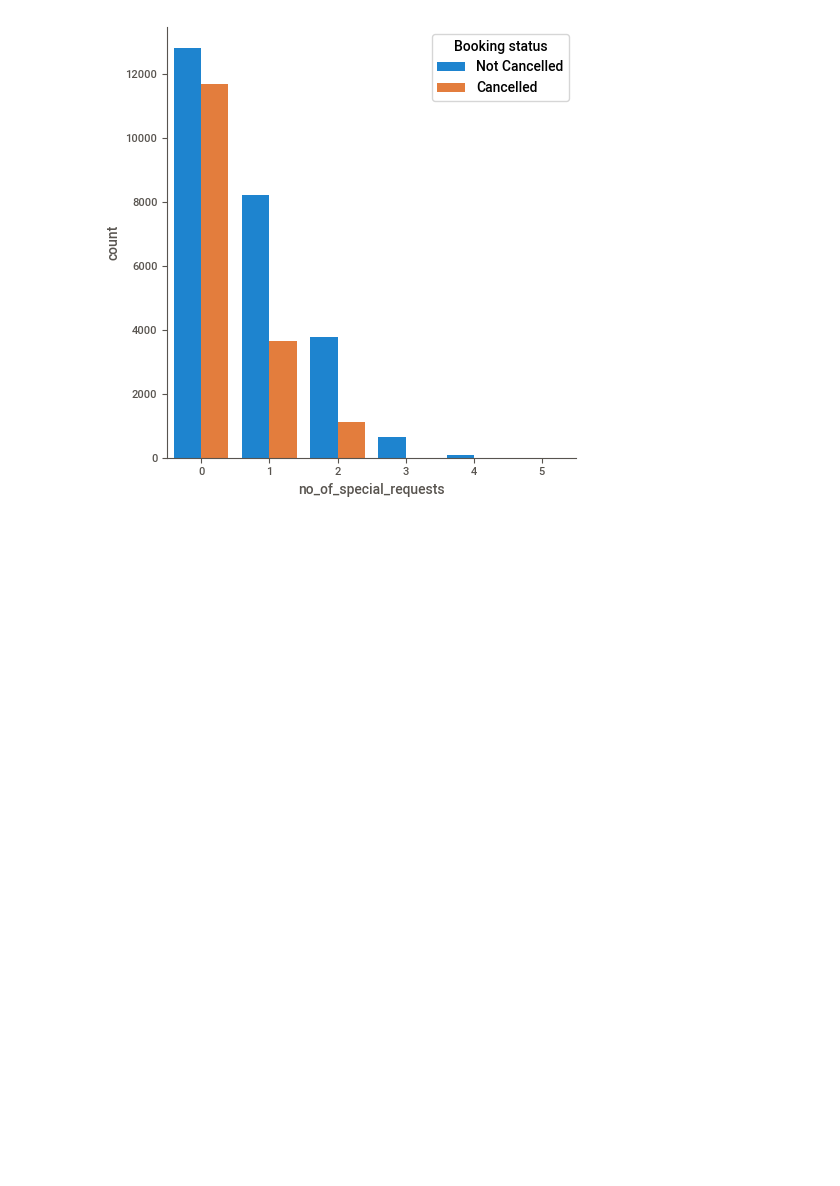
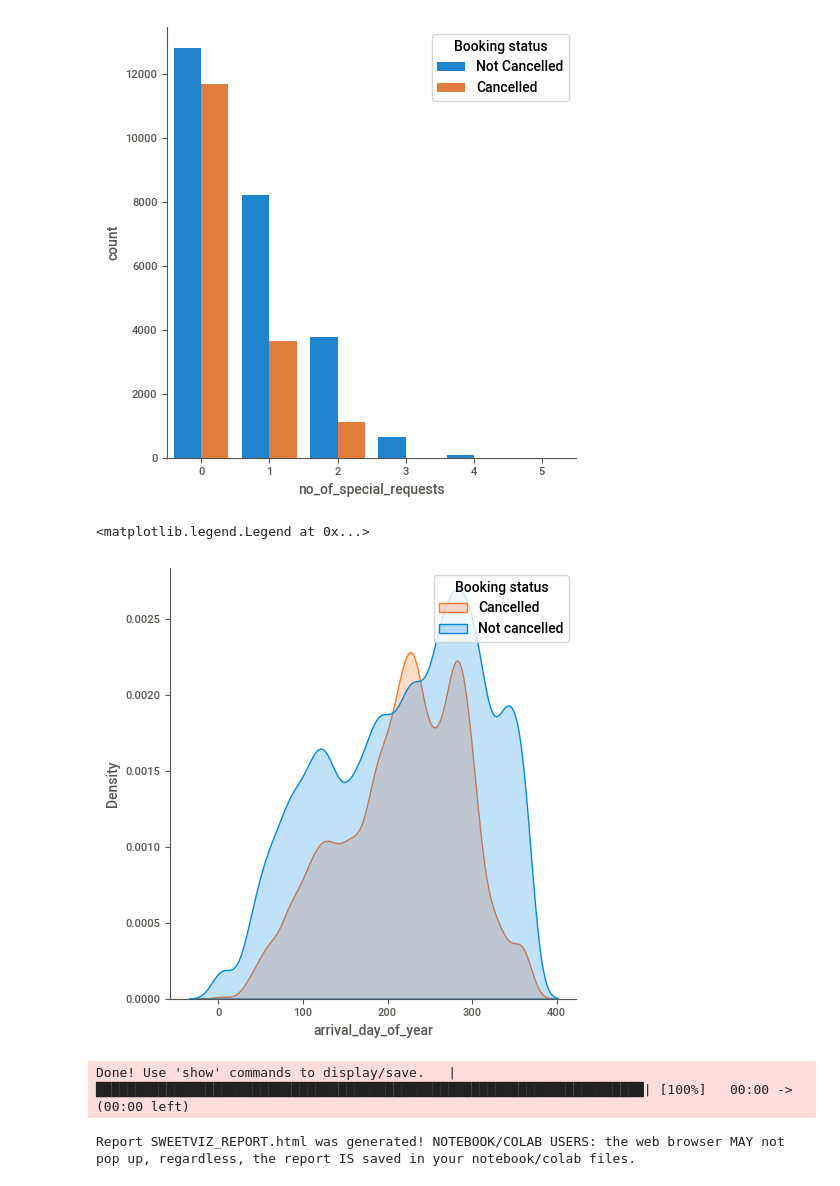
Before and after one commit to javierliro/booking_cancellations, a Jupyter notebook: booking_cancellations.ipynb, the cells around one changed output. Saved outputs shown, nothing was run; the diff lists cells and outputs as text; code cells hidden in the pictures; blank space fills up the shorter version.

```diff
--- a/booking_cancellations.ipynb
+++ b/booking_cancellations.ipynb
@@ -217,3 +193,17 @@ for i in numerical_discrete: # Categorical features
 [figure]
 [figure]
 [figure]
+# %%
+sns.displot(data=train,x='arrival_day_of_year',hue='booking_status',legend=False,fill=True,kind='kde');
+plt.legend(title='Booking status', labels=['Cancelled', 'Not cancelled'])
+# %% [output]
+<matplotlib.legend.Legend at 0x...>
+[figure, added]
+# %%
+# Let use sweetviz tool to explore the data
+
+my_report = sv.analyze(train)
+my_report.show_html() # Default arguments will generate to "SWEETVIZ_REPORT.html"
+# %% [output]
+Done! Use 'show' commands to display/save.   |██████████████████████████████████████████████████████████████████████| [100%]   00:00 -> (00:00 left)
+Report SWEETVIZ_REPORT.html was generated! NOTEBOOK/COLAB USERS: the web browser MAY not pop up, regardless, the report IS saved in your notebook/colab files.
```
Also changed, not shown: parts of 21 cells of this notebook, 1 other file.
